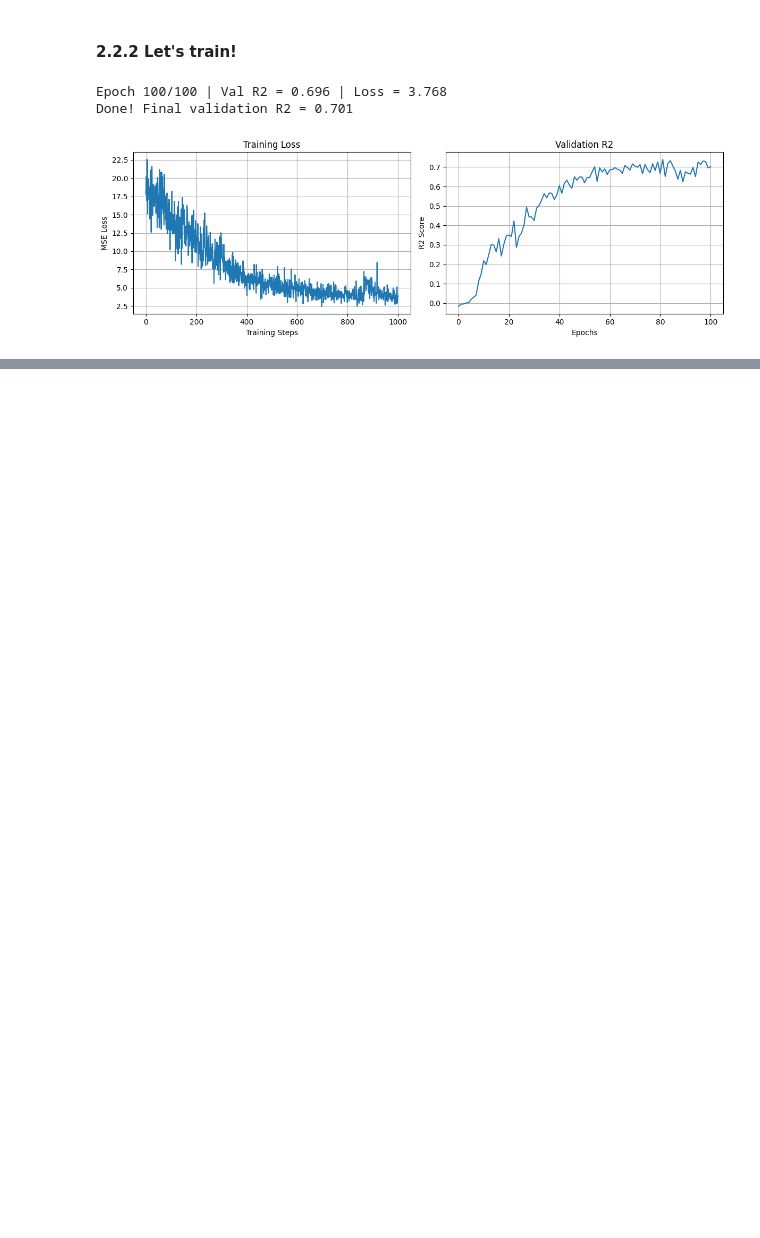
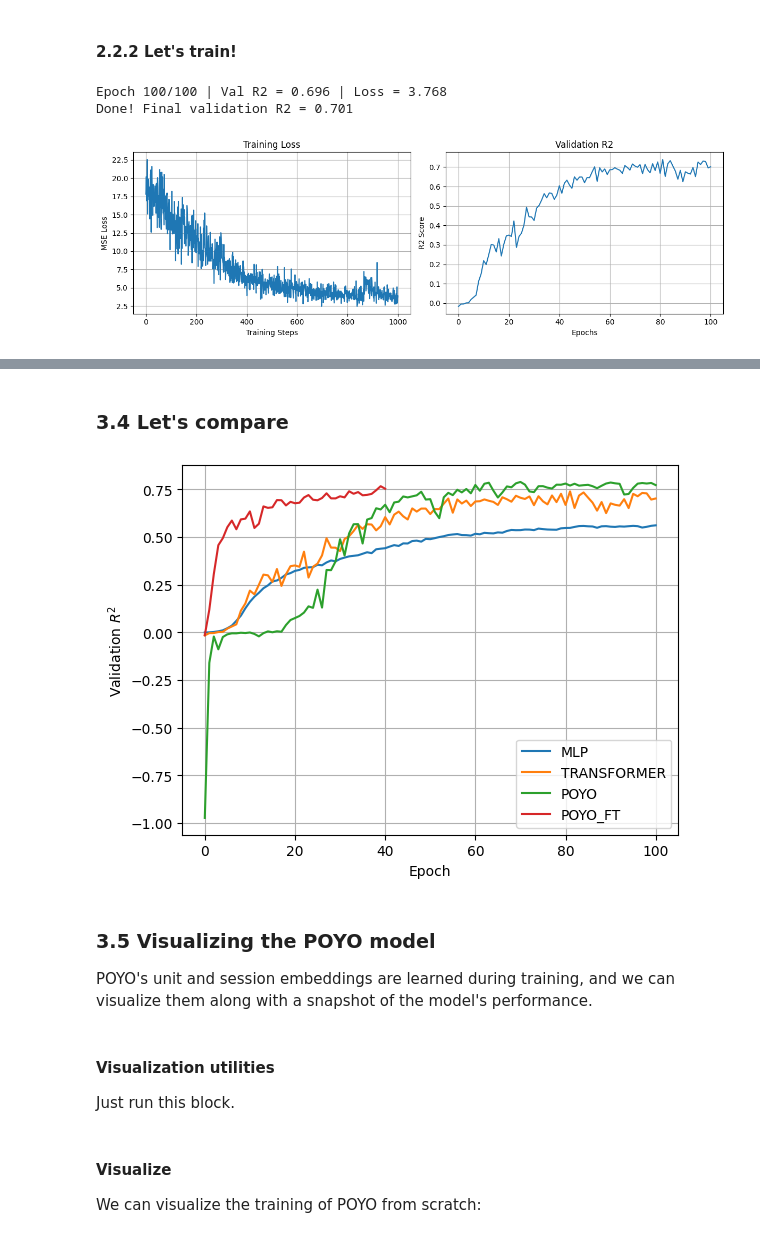
Before and after one commit to cyber-shuttle/neurodata25_torchbrain_notebooks, a Jupyter notebook: tutorial_part2.ipynb, the cells around one changed output, grey strips where cells are left out. Drawn from its saved outputs; the diff is of its cells as text; code cells hidden in the pictures; blank space fills up the shorter version.

```diff
--- a/tutorial_part2.ipynb
+++ b/tutorial_part2.ipynb
@@ -637,0 +882,25 @@ Done! Final validation R2 = 0.701
+# %% [markdown]
+### 3.4 Let's compare
+# %%
+lcls = locals().copy()
+for lcl in lcls:
+    if not lcl.endswith("_r2_log"):
+        continue
+    model = lcl.split("_r2_log")[0].upper()
+    plt.plot(locals()[lcl], label=model)
+plt.xlabel("Epoch")
+plt.ylabel("Validation $R^2$")
+plt.grid()
+plt.legend()
+plt.show()
+# %% [output]
+[figure, added]
+# %% [markdown]
+### 3.5 Visualizing the POYO model
+
+POYO's unit and session embeddings are learned during training, and we can visualize them along with a snapshot of the
+model's performance.
+# %% [markdown]
+#### Visualization utilities
+
+Just run this block.
@@ -637,0 +1099,4 @@ Done! Final validation R2 = 0.701
+# %% [markdown]
+#### Visualize
+
+We can visualize the training of POYO from scratch:
```
Also changed, not shown: parts of 16 cells of this notebook, 3 other files.
